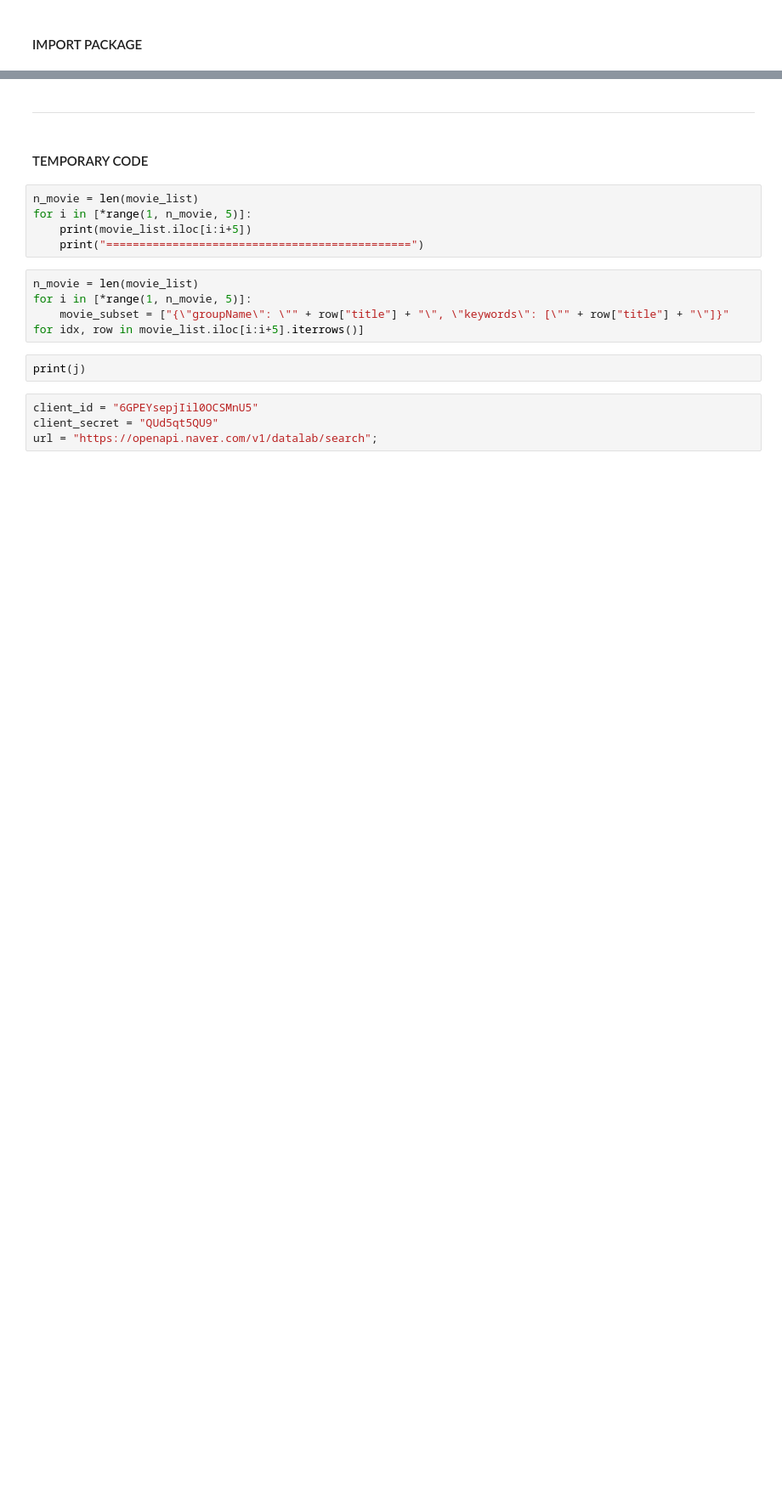
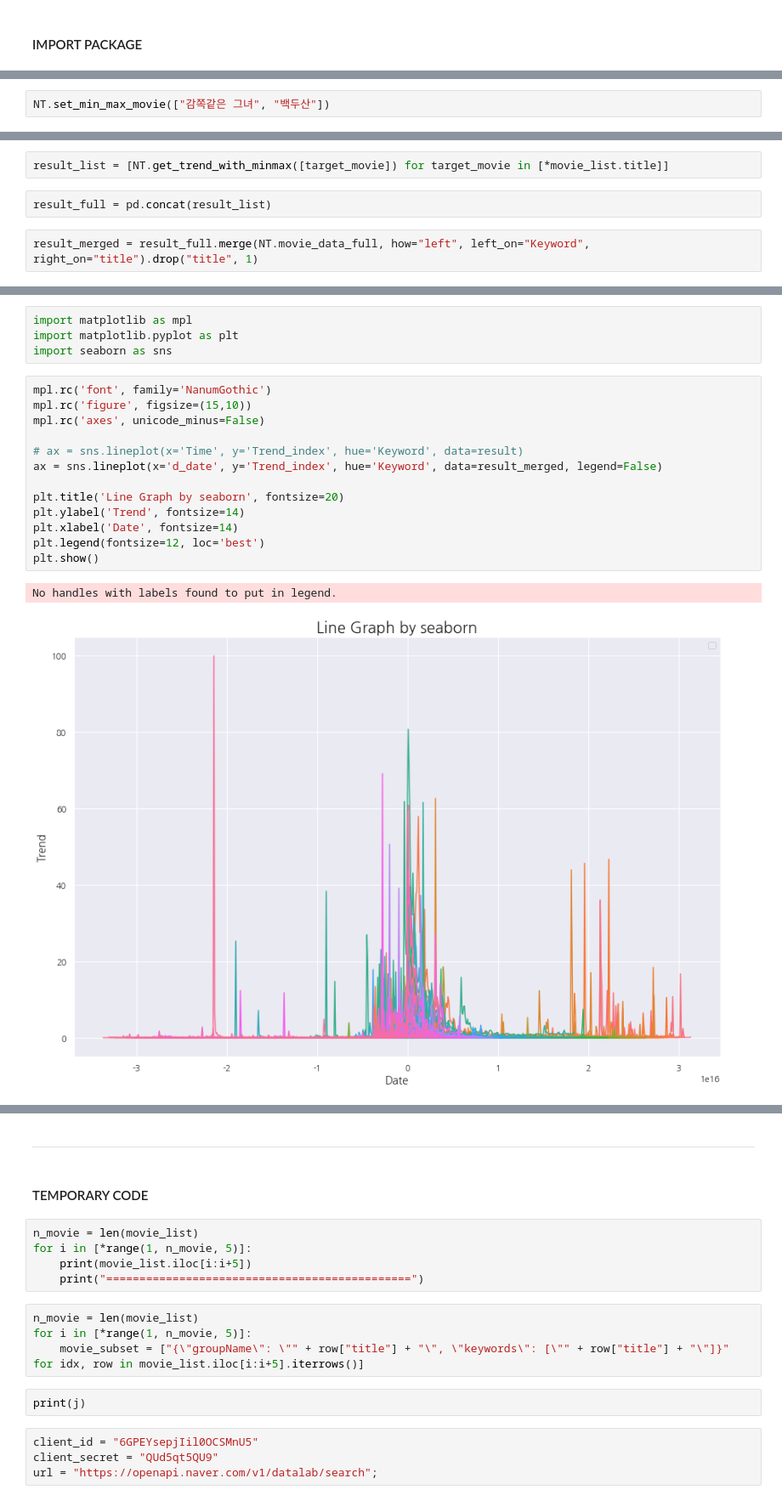
Before and after one commit to taeshahn/MovieTrends, a Jupyter notebook: src/1_NaverTrends.ipynb, the cells around one changed output, grey strips where cells are left out. Shown: that part at 85% size. Drawn from its saved outputs; the diff is of its cells as text; blank space fills up the shorter version.

```diff
--- a/src/1_NaverTrends.ipynb
+++ b/src/1_NaverTrends.ipynb
@@ -19,0 +248,2 @@ from datetime import datetime
+# %%
+NT.set_min_max_movie(["감쪽같은 그녀", "백두산"])
@@ -19,0 +252,6 @@ from datetime import datetime
+# %%
+result_list = [NT.get_trend_with_minmax([target_movie]) for target_movie in [*movie_list.title]]
+# %%
+result_full = pd.concat(result_list)
+# %%
+result_merged = result_full.merge(NT.movie_data_full, how="left", left_on="Keyword", right_on="title").drop("title", 1)
@@ -19,0 +294,20 @@ from datetime import datetime
+# %%
+import matplotlib as mpl
+import matplotlib.pyplot as plt
+import seaborn as sns
+# %%
+mpl.rc('font', family='NanumGothic')
+mpl.rc('figure', figsize=(15,10))
+mpl.rc('axes', unicode_minus=False)
+
+# ax = sns.lineplot(x='Time', y='Trend_index', hue='Keyword', data=result)
+ax = sns.lineplot(x='d_date', y='Trend_index', hue='Keyword', data=result_merged, legend=False)
+
+plt.title('Line Graph by seaborn', fontsize=20)
+plt.ylabel('Trend', fontsize=14)
+plt.xlabel('Date', fontsize=14)
+plt.legend(fontsize=12, loc='best')
+plt.show()
+# %% [output]
+No handles with labels found to put in legend.
+[figure, added]
```
Also changed, not shown: parts of 59 cells of this notebook.
